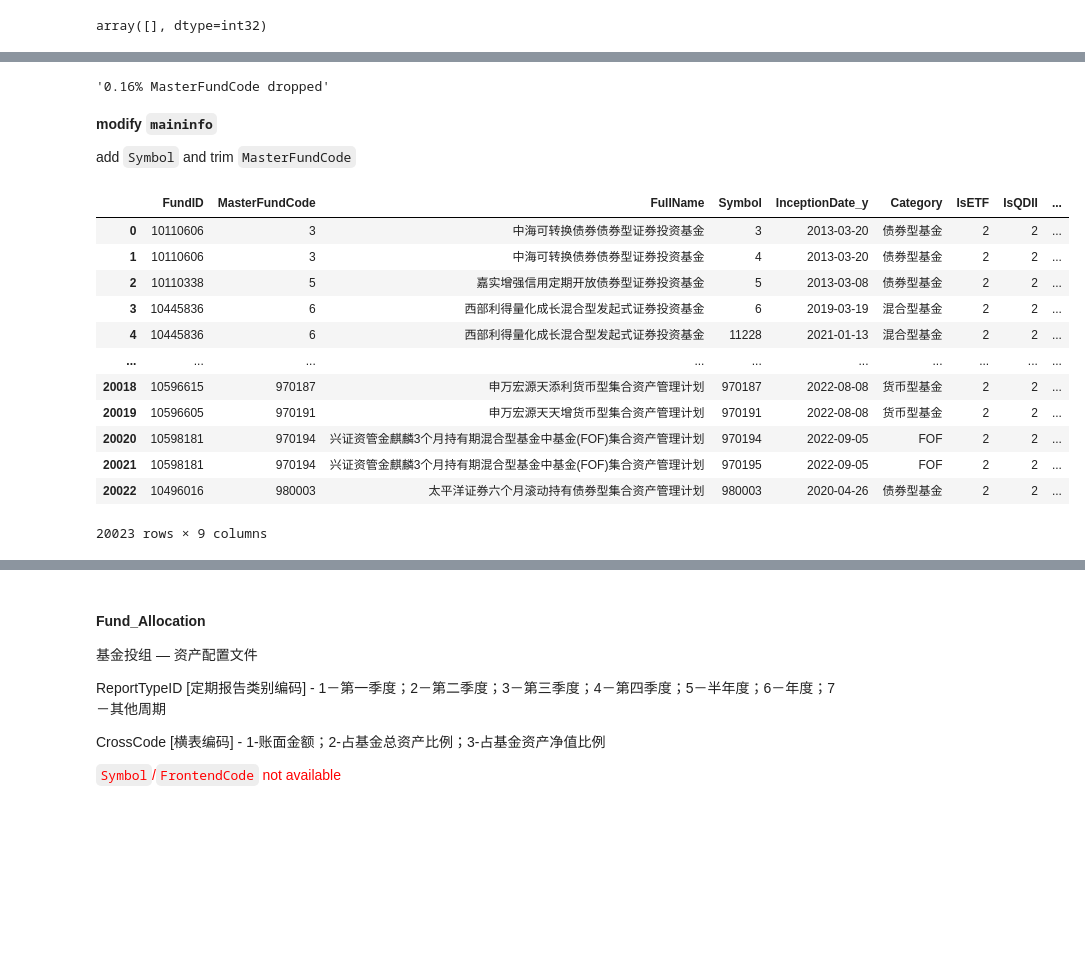
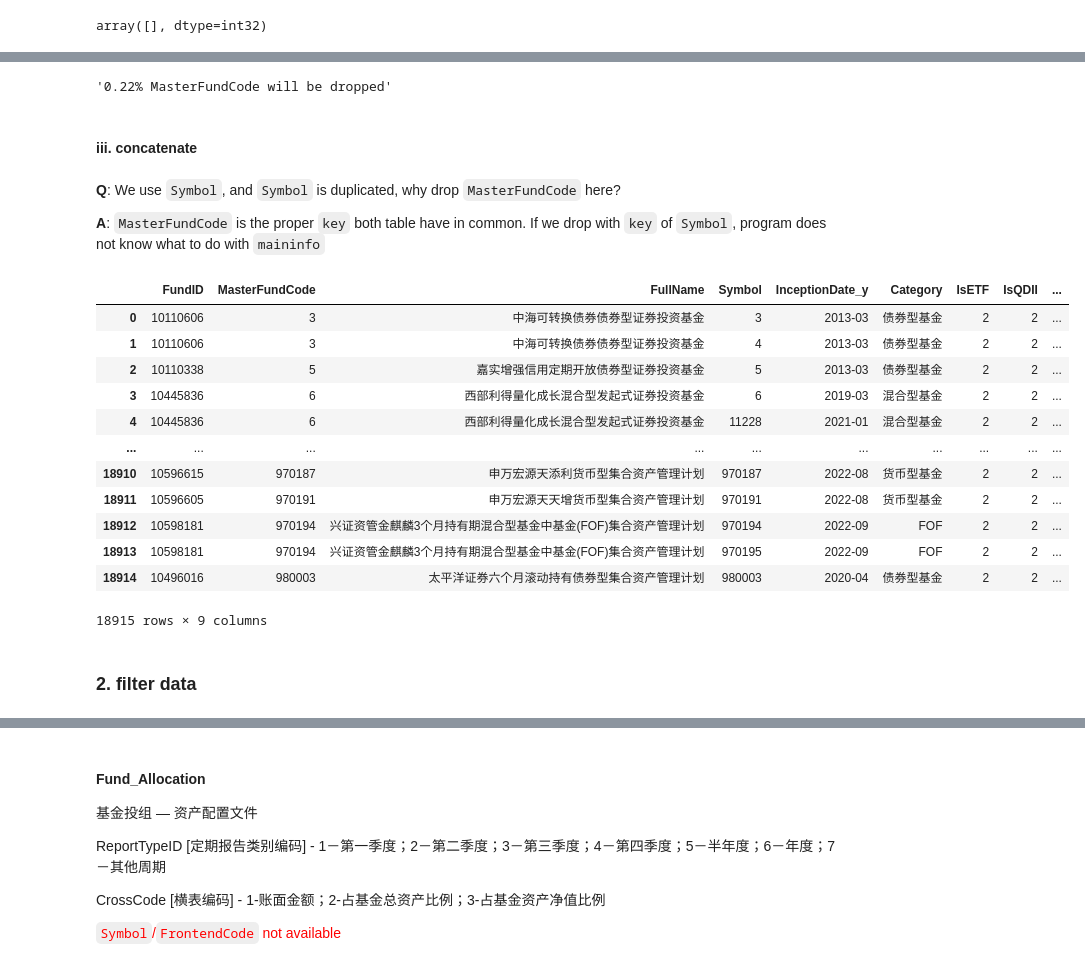
Before and after one commit to dacianpeng/mutual-fund-effective-or-not-Evidence-from-China, a Jupyter notebook: main.ipynb, the cells around one changed output, grey strips where cells are left out. Cells and saved outputs as stored; diff of their text form; code cells hidden in the pictures; blank space fills up the shorter version.

```diff
--- a/main.ipynb
+++ b/main.ipynb
@@ -28,12 +25,40 @@ def round_(data : float):
 %%time
 
 maininfo = pd.read_csv('data/FUND_MainInfo.csv', parse_dates=['InceptionDate'])
+maininfo['InceptionDate'] = maininfo.InceptionDate.dt.to_period('M')
+
+
 unitclassinfo = pd.read_csv('data/FUND_UnitClassInfo.csv', parse_dates=['ListingDate', 'InceptionDate'])
-allocation = pd.read_csv('data//Fund_Allocation.csv')
+unitclassinfo['InceptionDate'] = unitclassinfo.InceptionDate.dt.to_period('M')
+unitclassinfo['MasterFundCode'] = unitclassinfo.MasterFundCode.astype('Int64')
+
+
+allocation = pd.read_csv('data/Fund_Allocation.csv', parse_dates=['Startdate', 'EndDate'])
+allocation['Startdate'] = allocation.Startdate.dt.to_period('M')
+allocation['EndDate'] = allocation.EndDate.dt.to_period('M')
+
 
 fees = ddf.read_csv('data/管理费率/*', dtype={'Symbol': 'object', 'ProportionOfFee': 'object'}, parse_dates=['DeclareDate']).compute()
+fees['DeclareDate'] = fees.DeclareDate.dt.to_period('M')
+fees['Symbol'] = fees.Symbol.astype(int)
+
+
 fund_dividend = pd.read_csv('data/Fund_FundDividend.csv', parse_dates=['PrimaryExDividendDate', 'SecondaryExDividendDate'])
+fund_dividend['PrimaryExDividendDate'] = fund_dividend.PrimaryExDividendDate.dt.to_period('M')
+
+
 nav_month = pd.read_csv('data/Fund_NAV_Month.csv', parse_dates=['TradingDate'])
+nav_month['TradingDate'] = nav_month.TradingDate.dt.to_period('M')
+
+
 resolution = pd.read_csv('data/Fund_Resolution.csv', parse_dates=['DeclareDate'])
+resolution['DeclareDate'] = resolution.DeclareDate.dt.to_period('M')
+
+
 mkt_month = pd.read_csv('data/Fund_MKT_QuotationMonth.csv', parse_dates=['TradingDate'])
+mkt_month['TradingDate'] = mkt_month.TradingDate.dt.to_period('M')
+
+
+share_info = pd.read_csv('data/Fund_ShareChange.csv', parse_dates=['EndDate'])
+share_info['EndDate'] = share_info.EndDate.dt.to_period('M')
 # %% [output]
@@ -202,0 +255,2 @@ Use `MasterFundCode` instead of `FundID`, because `MasterFundCode` is covered in
+# %%
+unitclassinfo_ = unitclassinfo.drop_duplicates(subset=['Symbol'], keep='last')
@@ -203,8 +300,5 @@ Use `MasterFundCode` instead of `FundID`, because `MasterFundCode` is covered in
 # %%
-# $O(N^2)$ time complexity
-# leaving room for improvement
-unitclassinfo_ = unitclassinfo[pd.notnull(unitclassinfo.MasterFundCode)].copy()
-unitclassinfo_['MasterFundCode'] = unitclassinfo_.MasterFundCode.astype(int)
+unitclassinfo_ = unitclassinfo_[pd.notnull(unitclassinfo_.MasterFundCode)]
 unitclassinfo__ = unitclassinfo_.set_index(['MasterFundCode', 'Symbol'])
 unitclassinfo__
 # %% [output]
@@ -258,27 +414,34 @@ array([ 10656,  12570,  13363,  15393,  15514,  15838,  15948,  16005,
 # %%
+# `MasterFundCode` included in `maininfo` but not in `unitclassinfo`
+# some born NA, some changed name
+
 f'{round_(len(np.setdiff1d(maininfo.MasterFundCode.unique(), unitclassinfo_.MasterFundCode)) / len(maininfo.MasterFundCode.unique()))} \
-MasterFundCode dropped'
+MasterFundCode will be dropped'
 # %% [output]
-'0.16% MasterFundCode dropped'
+'0.22% MasterFundCode will be dropped'
-# %% [markdown]
-**modify `maininfo`**
-
-add `Symbol` and trim `MasterFundCode`
+# %% [markdown]
+#### iii. concatenate
+# %% [markdown]
+**Q**: We use `Symbol`, and `Symbol` is duplicated, why drop `MasterFundCode` here?
+
+**A**: `MasterFundCode` is the proper `key` both table have in common. If we drop with `key` of `Symbol`, program does not know what to do with `maininfo`
 # %%
 selected_columns = ['FundID', 'MasterFundCode', 'FullName', 'Symbol', 'InceptionDate_y', 'Category', 'IsETF', 'IsQDII', 'IsActiveOrPassive']
-maininfo_ = pd.merge(maininfo, unitclassinfo_, how='inner' ,on='MasterFundCode')[selected_columns]
+maininfo_ = pd.merge(maininfo, unitclassinfo_, how='inner' ,on='MasterFundCode')[selected_columns].drop_duplicates(subset='Symbol').reset_index(drop=True)
 maininfo_
 # %% [output]
 |  | FundID | MasterFundCode | FullName | Symbol | InceptionDate_y | Category | IsETF | IsQDII | ... |
-| 0 | 10110606 | 3 | 中海可转换债券债券型证券投资基金 | 3 | 2013-03-20 | 债券型基金 | 2 | 2 | ... |
-| 1 | 10110606 | 3 | 中海可转换债券债券型证券投资基金 | 4 | 2013-03-20 | 债券型基金 | 2 | 2 | ... |
-| 2 | 10110338 | 5 | 嘉实增强信用定期开放债券型证券投资基金 | 5 | 2013-03-08 | 债券型基金 | 2 | 2 | ... |
-| 3 | 10445836 | 6 | 西部利得量化成长混合型发起式证券投资基金 | 6 | 2019-03-19 | 混合型基金 | 2 | 2 | ... |
-| 4 | 10445836 | 6 | 西部利得量化成长混合型发起式证券投资基金 | 11228 | 2021-01-13 | 混合型基金 | 2 | 2 | ... |
+| 0 | 10110606 | 3 | 中海可转换债券债券型证券投资基金 | 3 | 2013-03 | 债券型基金 | 2 | 2 | ... |
+| 1 | 10110606 | 3 | 中海可转换债券债券型证券投资基金 | 4 | 2013-03 | 债券型基金 | 2 | 2 | ... |
+| 2 | 10110338 | 5 | 嘉实增强信用定期开放债券型证券投资基金 | 5 | 2013-03 | 债券型基金 | 2 | 2 | ... |
+| 3 | 10445836 | 6 | 西部利得量化成长混合型发起式证券投资基金 | 6 | 2019-03 | 混合型基金 | 2 | 2 | ... |
+| 4 | 10445836 | 6 | 西部利得量化成长混合型发起式证券投资基金 | 11228 | 2021-01 | 混合型基金 | 2 | 2 | ... |
 | ... | ... | ... | ... | ... | ... | ... | ... | ... | ... |
-| 20018 | 10596615 | 970187 | 申万宏源天添利货币型集合资产管理计划 | 970187 | 2022-08-08 | 货币型基金 | 2 | 2 | ... |
-| 20019 | 10596605 | 970191 | 申万宏源天天增货币型集合资产管理计划 | 970191 | 2022-08-08 | 货币型基金 | 2 | 2 | ... |
-| 20020 | 10598181 | 970194 | 兴证资管金麒麟3个月持有期混合型基金中基金(FOF)集合资产管理计划 | 970194 | 2022-09-05 | FOF | 2 | 2 | ... |
-| 20021 | 10598181 | 970194 | 兴证资管金麒麟3个月持有期混合型基金中基金(FOF)集合资产管理计划 | 970195 | 2022-09-05 | FOF | 2 | 2 | ... |
-| 20022 | 10496016 | 980003 | 太平洋证券六个月滚动持有债券型集合资产管理计划 | 980003 | 2020-04-26 | 债券型基金 | 2 | 2 | ... |
+| 18910 | 10596615 | 970187 | 申万宏源天添利货币型集合资产管理计划 | 970187 | 2022-08 | 货币型基金 | 2 | 2 | ... |
+| 18911 | 10596605 | 970191 | 申万宏源天天增货币型集合资产管理计划 | 970191 | 2022-08 | 货币型基金 | 2 | 2 | ... |
+| 18912 | 10598181 | 970194 | 兴证资管金麒麟3个月持有期混合型基金中基金(FOF)集合资产管理计划 | 970194 | 2022-09 | FOF | 2 | 2 | ... |
+| 18913 | 10598181 | 970194 | 兴证资管金麒麟3个月持有期混合型基金中基金(FOF)集合资产管理计划 | 970195 | 2022-09 | FOF | 2 | 2 | ... |
+| 18914 | 10496016 | 980003 | 太平洋证券六个月滚动持有债券型集合资产管理计划 | 980003 | 2020-04 | 债券型基金 | 2 | 2 | ... |
-20023 rows × 9 columns
+18915 rows × 9 columns
+# %% [markdown]
+### 2. filter data
```
Also changed, not shown: parts of 90 cells of this notebook, 12 other files.
